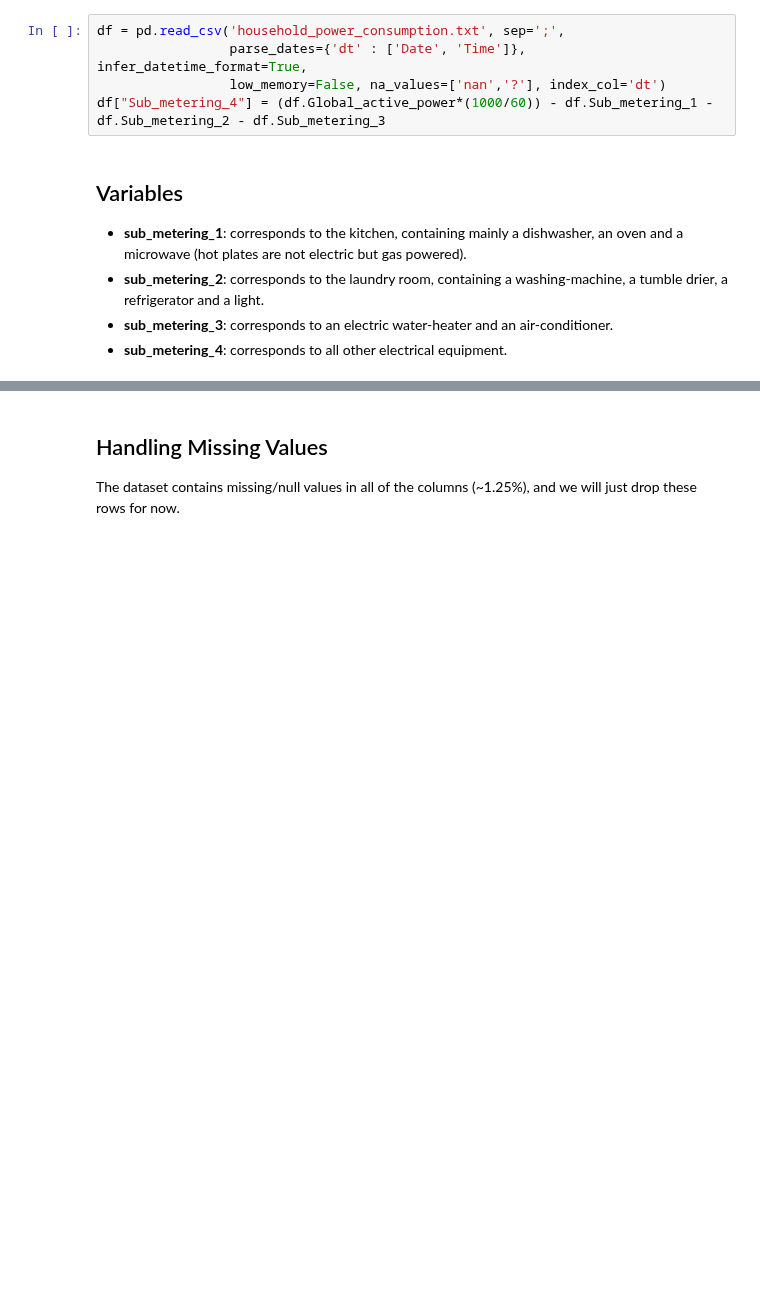
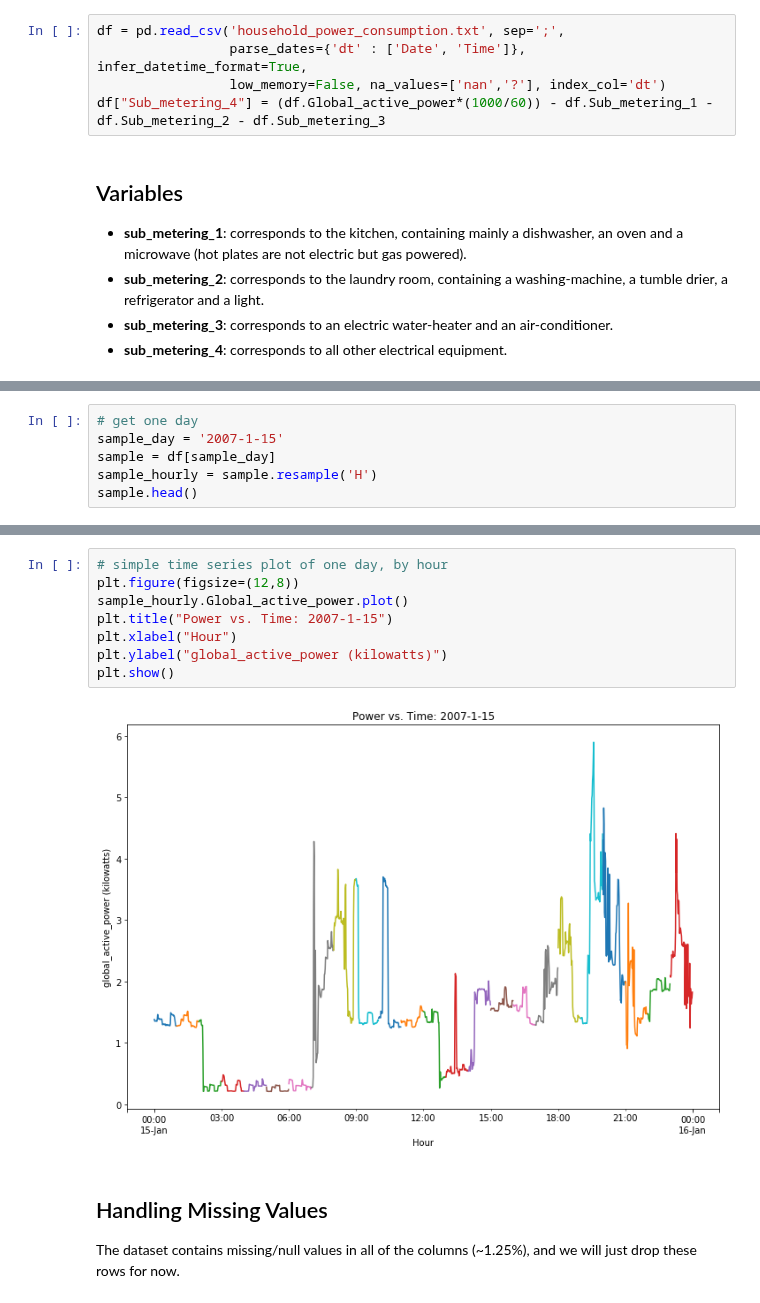
Before and after one commit to mkm29/DataScience, a Jupyter notebook: thinkful/prep/capstone/power_consumption.ipynb, the cells around one changed output, grey strips where cells are left out. Cells and saved outputs as stored; diff of their text form; blank space fills up the shorter version.

```diff
--- a/thinkful/prep/capstone/power_consumption.ipynb
+++ b/thinkful/prep/capstone/power_consumption.ipynb
@@ -52,0 +60,6 @@ None
+# %%
+# get one day
+sample_day = '2007-1-15'
+sample = df[sample_day]
+sample_hourly = sample.resample('H')
+sample.head()
@@ -53,3 +74,13 @@ None
+# %%
+# simple time series plot of one day, by hour
+plt.figure(figsize=(12,8))
+sample_hourly.Global_active_power.plot()
+plt.title("Power vs. Time: 2007-1-15")
+plt.xlabel("Hour")
+plt.ylabel("global_active_power (kilowatts)")
+plt.show()
+# %% [output]
+[figure, added]
 # %% [markdown]
 ## Handling Missing Values
 The dataset contains missing/null values in all of the columns (~1.25%), and we will just drop these rows for now.
```
Also changed, not shown: parts of 23 cells of this notebook.
